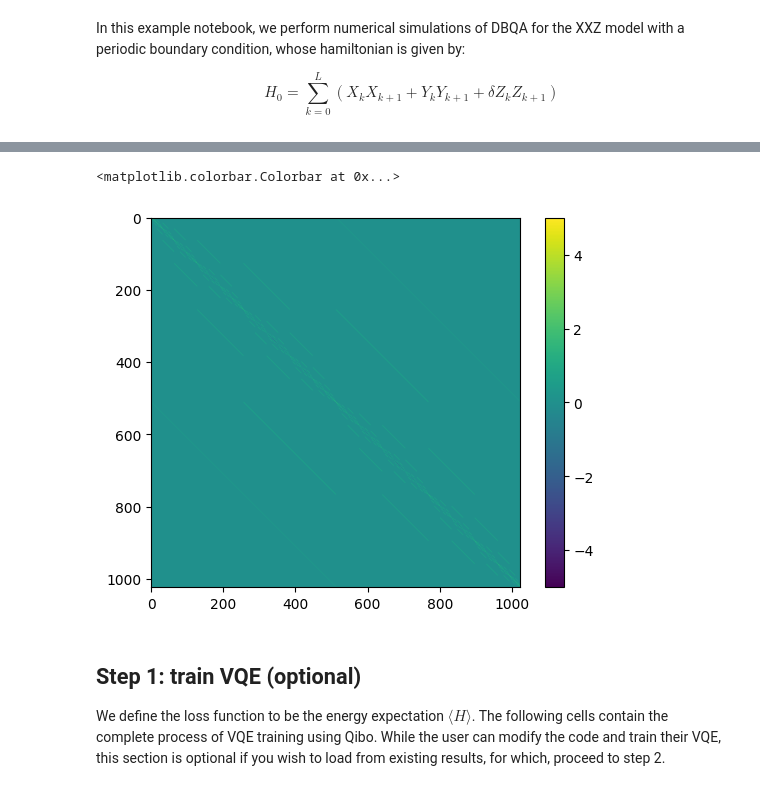
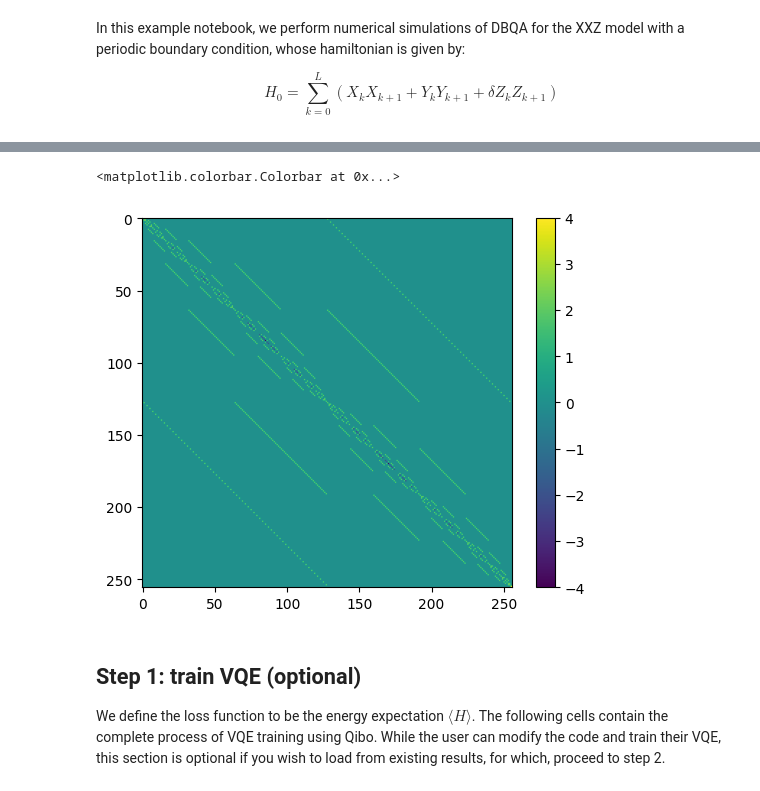
Before and after one commit to qiboteam/boostvqe, a Jupyter notebook: notebooks/gci_boostvqe_circuit_synthesis.ipynb, the cells around one changed output, grey strips where cells are left out. Drawn from its saved outputs; the diff is of its cells as text; code cells hidden in the pictures.

```diff
--- a/notebooks/gci_boostvqe_circuit_synthesis.ipynb
+++ b/notebooks/gci_boostvqe_circuit_synthesis.ipynb
@@ -32,5 +38,5 @@ vqe_backend = construct_backend(backend="tensorflow")
 # %%
-nqubits = 10
+nqubits = 8
 delta = 0.5
 ham = hamiltonians.XXZ(nqubits, delta, dense=False)
 plt.imshow(np.real(ham.matrix))
@@ -40,5 +46,5 @@ plt.colorbar()
 <matplotlib.colorbar.Colorbar at 0x...>
-[figure, old version]
+[figure, new version]
 # %% [markdown]
 ## Step 1: train VQE (optional)
 We define the loss function to be the energy expectation $\langle H\rangle$.
```
Also changed, not shown: parts of 18 cells of this notebook.
